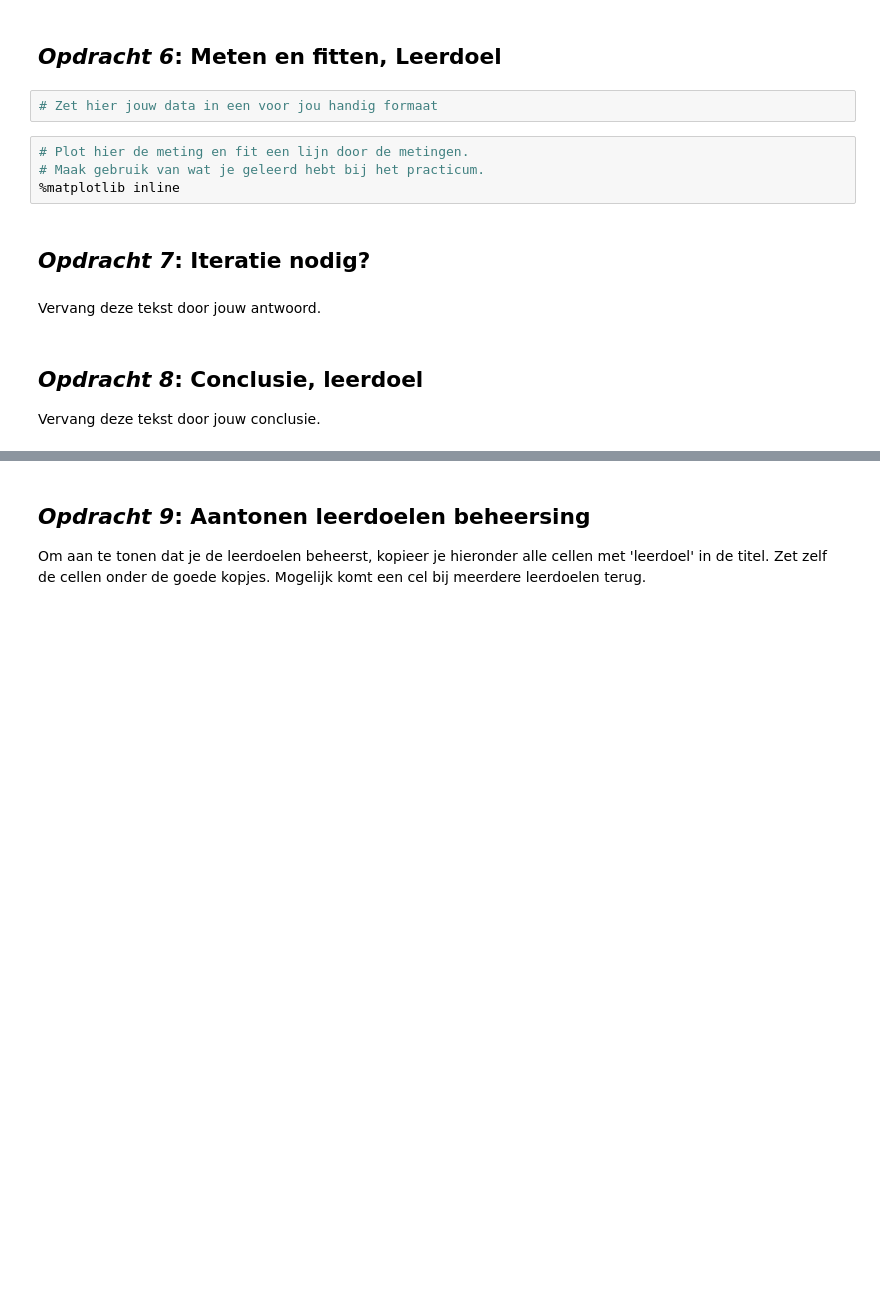
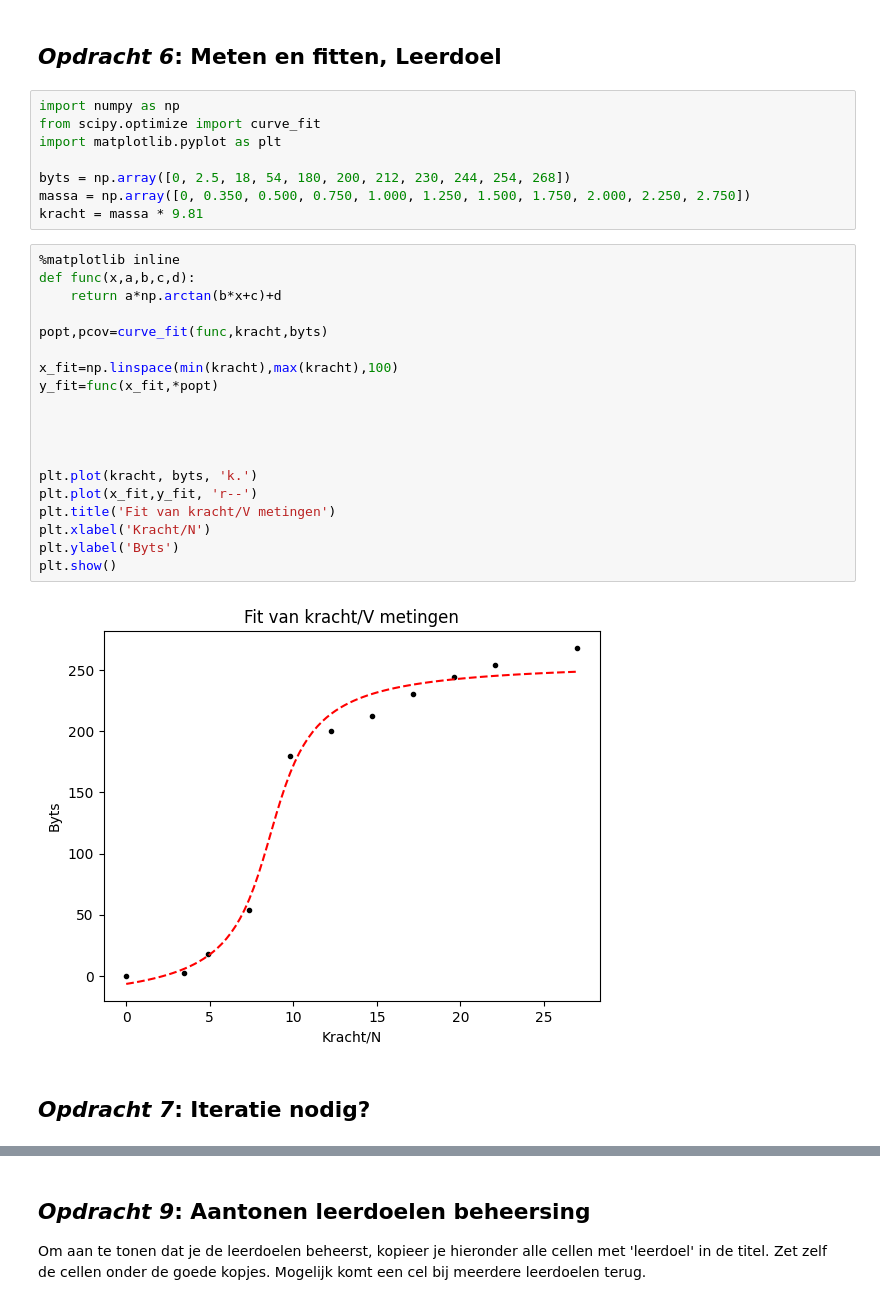
Before and after one commit to ameliehonig/opdrachten-DEF-D, a Jupyter notebook: FysiekeOntwerpopdrachten/1KalibreerEenSensorDigitaalAnaloog/DEFOntwerpopdracht1KalibreerEenSensorInvulTemplate.ipynb, the cells around one changed output, grey strips where cells are left out. Cells and saved outputs as stored; diff of their text form; blank space fills up the shorter version.

```diff
--- a/FysiekeOntwerpopdrachten/1KalibreerEenSensorDigitaalAnaloog/DEFOntwerpopdracht1KalibreerEenSensorInvulTemplate.ipynb
+++ b/FysiekeOntwerpopdrachten/1KalibreerEenSensorDigitaalAnaloog/DEFOntwerpopdracht1KalibreerEenSensorInvulTemplate.ipynb
@@ -61,16 +78,33 @@ Licht kort toe wat er in de foto te zien is.
 # %% [markdown]
 ## *Opdracht 6*: Meten en fitten, Leerdoel
-# %%
-# Zet hier jouw data in een voor jou handig formaat
-# %%
-# Plot hier de meting en fit een lijn door de metingen.
-# Maak gebruik van wat je geleerd hebt bij het practicum.
-%matplotlib inline
+# %%
+import numpy as np
+from scipy.optimize import curve_fit
+import matplotlib.pyplot as plt
+
+byts = np.array([0, 2.5, 18, 54, 180, 200, 212, 230, 244, 254, 268])
+massa = np.array([0, 0.350, 0.500, 0.750, 1.000, 1.250, 1.500, 1.750, 2.000, 2.250, 2.750])
+kracht = massa * 9.81
+# %%
+%matplotlib inline
+def func(x,a,b,c,d):
+    return a*np.arctan(b*x+c)+d
+
+popt,pcov=curve_fit(func,kracht,byts)
+
+x_fit=np.linspace(min(kracht),max(kracht),100)
+y_fit=func(x_fit,*popt)
+
+
+
+
+plt.plot(kracht, byts, 'k.')
+plt.plot(x_fit,y_fit, 'r--')
+plt.title('Fit van kracht/V metingen')
+plt.xlabel('Kracht/N')
+plt.ylabel('Byts')
+plt.show()
+# %% [output]
+[figure, added]
 # %% [markdown]
 ## *Opdracht 7*: Iteratie nodig?
-# %% [markdown]
-Vervang deze tekst door jouw antwoord.
-# %% [markdown]
-## *Opdracht 8*: Conclusie, leerdoel
-
-Vervang deze tekst door jouw conclusie.
```
Also changed, not shown: parts of 18 cells of this notebook.
